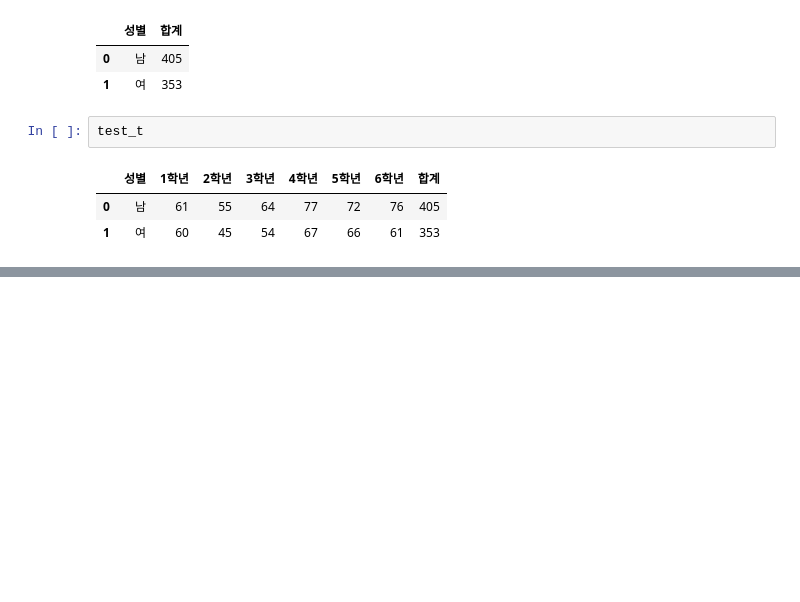
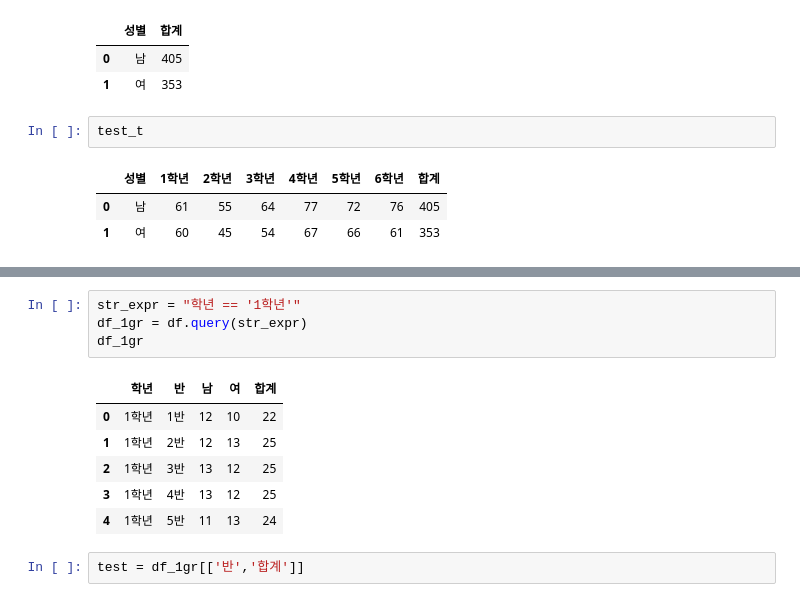
Before and after one commit to 951237/streamlit_asbugok_student_status, a Jupyter notebook: codingNote_streamlit_bugok_studentStatus.ipynb, the cells around one changed output, grey strips where cells are left out. Drawn from its saved outputs; the diff is of its cells as text; blank space fills up the shorter version.

```diff
--- a/codingNote_streamlit_bugok_studentStatus.ipynb
+++ b/codingNote_streamlit_bugok_studentStatus.ipynb
@@ -91,0 +92,13 @@ test_t
+# %%
+str_expr = "학년 == '1학년'"
+df_1gr = df.query(str_expr)
+df_1gr
+# %% [output]
+|  | 학년 | 반 | 남 | 여 | 합계 |
+| 0 | 1학년 | 1반 | 12 | 10 | 22 |
+| 1 | 1학년 | 2반 | 12 | 13 | 25 |
+| 2 | 1학년 | 3반 | 13 | 12 | 25 |
+| 3 | 1학년 | 4반 | 13 | 12 | 25 |
+| 4 | 1학년 | 5반 | 11 | 13 | 24 |
+# %%
+test = df_1gr[['반','합계']]
```
Also changed, not shown: parts of 4 cells of this notebook, 1 other file.
